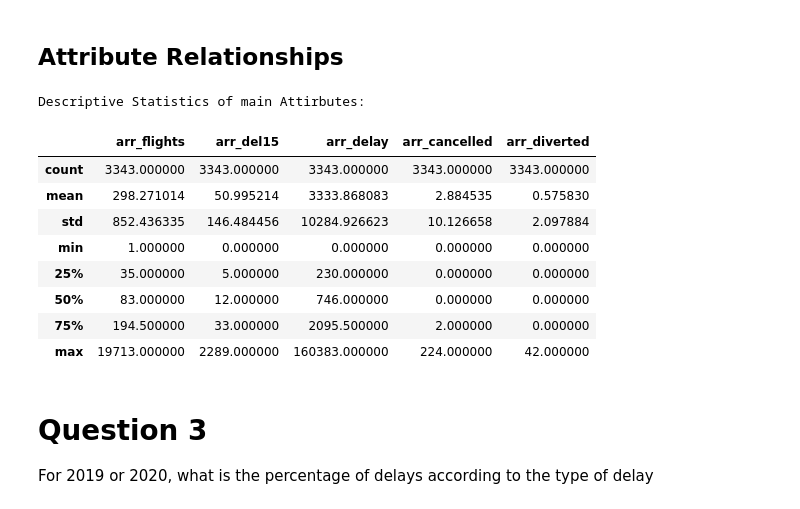
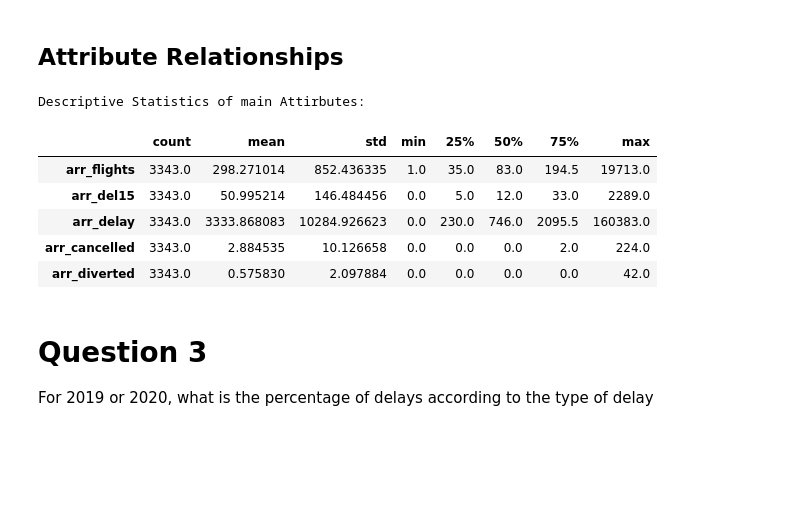
Before and after one commit to dominik117/flight-delays, a Jupyter notebook: eda_airlines.ipynb, the cells around one changed output. Saved outputs shown, nothing was run; the diff lists cells and outputs as text; code cells hidden in the pictures; blank space fills up the shorter version.

```diff
--- a/eda_airlines.ipynb
+++ b/eda_airlines.ipynb
@@ -233,20 +227,17 @@ relationships = {
 # %%
 key_variables = list(relationships.keys())
 
-desc_stats = df[key_variables].describe()
+desc_stats = df[key_variables].describe().T
 print("Descriptive Statistics of main Attirbutes:\n")
 display(desc_stats)
 # %% [output]
 Descriptive Statistics of main Attirbutes:
-|  | arr_flights | arr_del15 | arr_delay | arr_cancelled | arr_diverted |
-| count | 3343.000000 | 3343.000000 | 3343.000000 | 3343.000000 | 3343.000000 |
-| mean | 298.271014 | 50.995214 | 3333.868083 | 2.884535 | 0.575830 |
-| std | 852.436335 | 146.484456 | 10284.926623 | 10.126658 | 2.097884 |
-| min | 1.000000 | 0.000000 | 0.000000 | 0.000000 | 0.000000 |
-| 25% | 35.000000 | 5.000000 | 230.000000 | 0.000000 | 0.000000 |
-| 50% | 83.000000 | 12.000000 | 746.000000 | 0.000000 | 0.000000 |
-| 75% | 194.500000 | 33.000000 | 2095.500000 | 2.000000 | 0.000000 |
-| max | 19713.000000 | 2289.000000 | 160383.000000 | 224.000000 | 42.000000 |
+|  | count | mean | std | min | 25% | 50% | 75% | max |
+| arr_flights | 3343.0 | 298.271014 | 852.436335 | 1.0 | 35.0 | 83.0 | 194.5 | 19713.0 |
+| arr_del15 | 3343.0 | 50.995214 | 146.484456 | 0.0 | 5.0 | 12.0 | 33.0 | 2289.0 |
+| arr_delay | 3343.0 | 3333.868083 | 10284.926623 | 0.0 | 230.0 | 746.0 | 2095.5 | 160383.0 |
+| arr_cancelled | 3343.0 | 2.884535 | 10.126658 | 0.0 | 0.0 | 0.0 | 2.0 | 224.0 |
+| arr_diverted | 3343.0 | 0.575830 | 2.097884 | 0.0 | 0.0 | 0.0 | 0.0 | 42.0 |
 # %% [markdown]
 # Question 3
 
```
Also changed, not shown: parts of 8 cells of this notebook, 1 other file.
